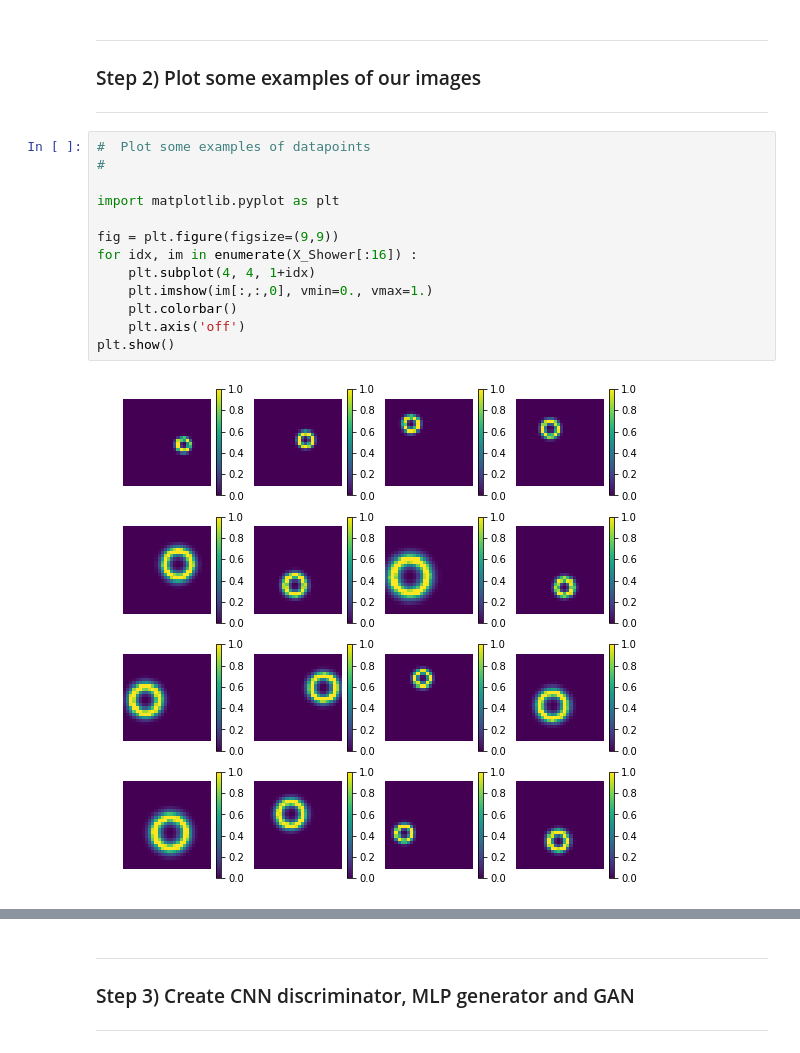
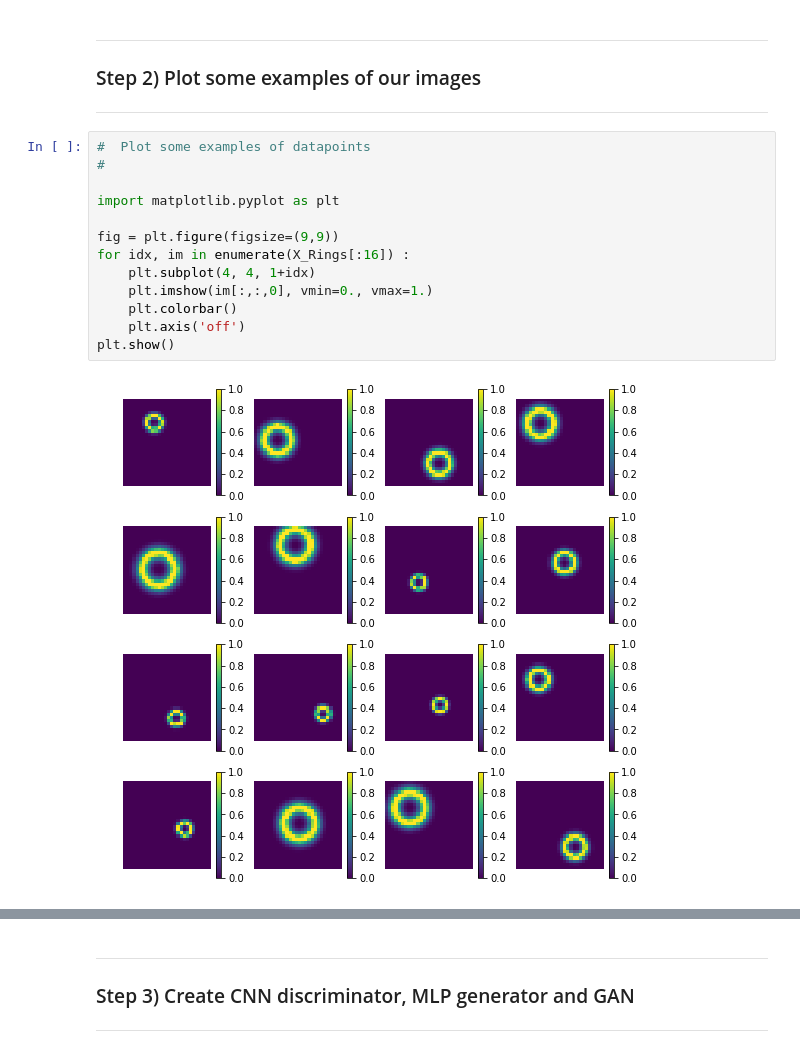
Before and after one commit to darrendavidprice/science-discovery, a Jupyter notebook: SM-sandbox/proj5.1-ML-study-v1/shower_tests_4.ipynb, the cells around one changed output, grey strips where cells are left out. Cells and saved outputs as stored; diff of their text form.

```diff
--- a/SM-sandbox/proj5.1-ML-study-v1/shower_tests_4.ipynb
+++ b/SM-sandbox/proj5.1-ML-study-v1/shower_tests_4.ipynb
@@ -60,15 +60,15 @@ print(f"   SHOWER DATASET with size {len(X_Shower)}")'''
 # %%
 #  Plot some examples of datapoints
 #
 
 import matplotlib.pyplot as plt
 
 fig = plt.figure(figsize=(9,9))
-for idx, im in enumerate(X_Shower[:16]) :
+for idx, im in enumerate(X_Rings[:16]) :
     plt.subplot(4, 4, 1+idx)
     plt.imshow(im[:,:,0], vmin=0., vmax=1.)
     plt.colorbar()
     plt.axis('off')
 plt.show()
 # %% [output]
-[figure, old version]
+[figure, new version]
```
Also changed, not shown: parts of 6 cells of this notebook, 19 other files.
